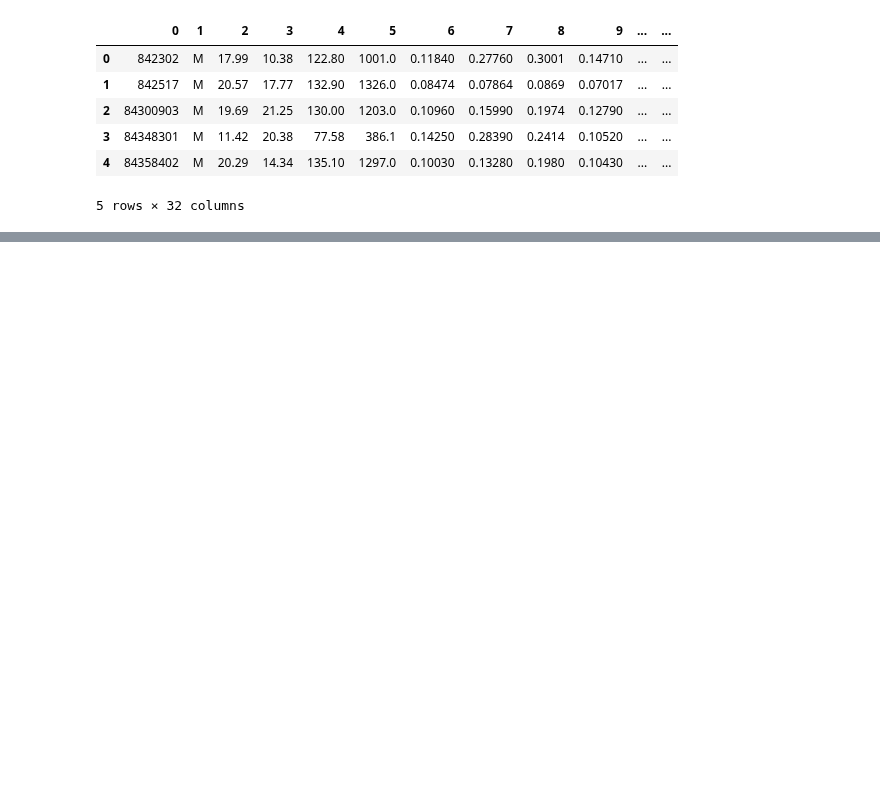
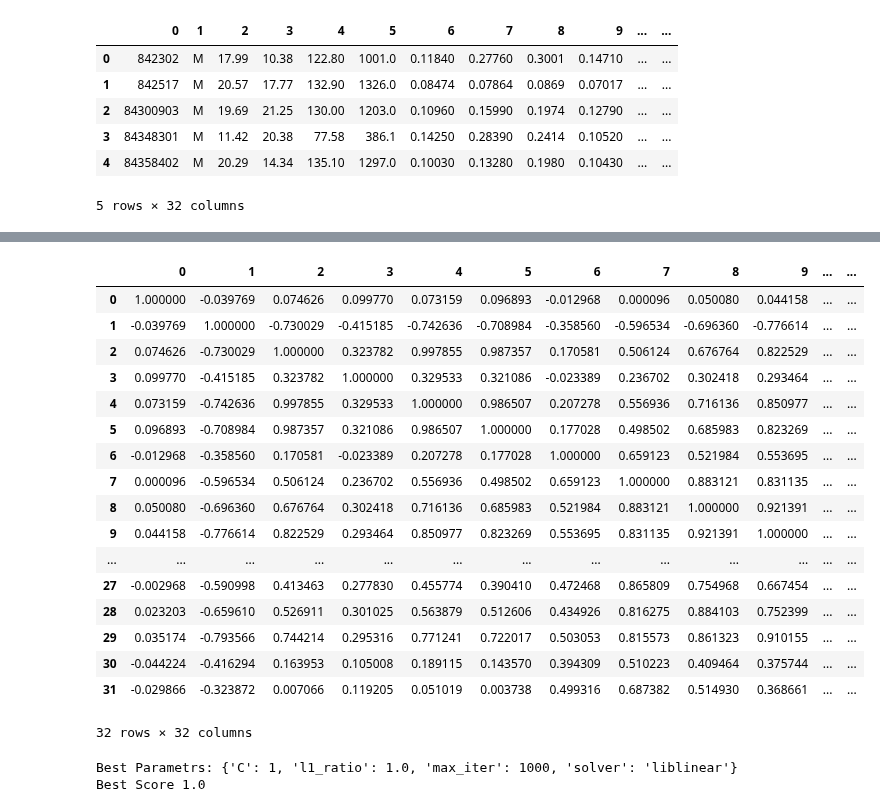
Before and after one commit to anmolS-1104/SML, a Jupyter notebook: SML /Exp7/Exp7 part2.ipynb, the cells around one changed output, grey strips where cells are left out. Saved outputs shown, nothing was run; the diff lists cells and outputs as text; code cells hidden in the pictures; blank space fills up the shorter version.

```diff
--- a/SML /Exp7/Exp7 part2.ipynb
+++ b/SML /Exp7/Exp7 part2.ipynb
@@ -19,4 +22,2 @@ y = df.iloc[:,-1]
 # %%
-from sklearn.preprocessing import LabelEncoder
-le = LabelEncoder()
-y=le.fit_transform(y)
+df[1]=df[1].map({'M':0,'B':1})
@@ -22,0 +46,51 @@ y=le.fit_transform(y)
+# %%
+df.corr()
+# %% [output]
+|  | 0 | 1 | 2 | 3 | 4 | 5 | 6 | 7 | 8 | 9 | ... | ... |
+| 0 | 1.000000 | -0.039769 | 0.074626 | 0.099770 | 0.073159 | 0.096893 | -0.012968 | 0.000096 | 0.050080 | 0.044158 | ... | ... |
+| 1 | -0.039769 | 1.000000 | -0.730029 | -0.415185 | -0.742636 | -0.708984 | -0.358560 | -0.596534 | -0.696360 | -0.776614 | ... | ... |
+| 2 | 0.074626 | -0.730029 | 1.000000 | 0.323782 | 0.997855 | 0.987357 | 0.170581 | 0.506124 | 0.676764 | 0.822529 | ... | ... |
+| 3 | 0.099770 | -0.415185 | 0.323782 | 1.000000 | 0.329533 | 0.321086 | -0.023389 | 0.236702 | 0.302418 | 0.293464 | ... | ... |
+| 4 | 0.073159 | -0.742636 | 0.997855 | 0.329533 | 1.000000 | 0.986507 | 0.207278 | 0.556936 | 0.716136 | 0.850977 | ... | ... |
+| 5 | 0.096893 | -0.708984 | 0.987357 | 0.321086 | 0.986507 | 1.000000 | 0.177028 | 0.498502 | 0.685983 | 0.823269 | ... | ... |
+| 6 | -0.012968 | -0.358560 | 0.170581 | -0.023389 | 0.207278 | 0.177028 | 1.000000 | 0.659123 | 0.521984 | 0.553695 | ... | ... |
+| 7 | 0.000096 | -0.596534 | 0.506124 | 0.236702 | 0.556936 | 0.498502 | 0.659123 | 1.000000 | 0.883121 | 0.831135 | ... | ... |
+| 8 | 0.050080 | -0.696360 | 0.676764 | 0.302418 | 0.716136 | 0.685983 | 0.521984 | 0.883121 | 1.000000 | 0.921391 | ... | ... |
+| 9 | 0.044158 | -0.776614 | 0.822529 | 0.293464 | 0.850977 | 0.823269 | 0.553695 | 0.831135 | 0.921391 | 1.000000 | ... | ... |
+| ... | ... | ... | ... | ... | ... | ... | ... | ... | ... | ... | ... | ... |
+| 27 | -0.002968 | -0.590998 | 0.413463 | 0.277830 | 0.455774 | 0.390410 | 0.472468 | 0.865809 | 0.754968 | 0.667454 | ... | ... |
+| 28 | 0.023203 | -0.659610 | 0.526911 | 0.301025 | 0.563879 | 0.512606 | 0.434926 | 0.816275 | 0.884103 | 0.752399 | ... | ... |
+| 29 | 0.035174 | -0.793566 | 0.744214 | 0.295316 | 0.771241 | 0.722017 | 0.503053 | 0.815573 | 0.861323 | 0.910155 | ... | ... |
+| 30 | -0.044224 | -0.416294 | 0.163953 | 0.105008 | 0.189115 | 0.143570 | 0.394309 | 0.510223 | 0.409464 | 0.375744 | ... | ... |
+| 31 | -0.029866 | -0.323872 | 0.007066 | 0.119205 | 0.051019 | 0.003738 | 0.499316 | 0.687382 | 0.514930 | 0.368661 | ... | ... |
+32 rows × 32 columns
+# %%
+from sklearn.linear_model import LogisticRegression
+from sklearn.preprocessing import StandardScaler
+from sklearn.model_selection import GridSearchCV
+import warnings
+warnings.filterwarnings('ignore')
+sc = StandardScaler()
+X_train_scaled=sc.fit_transform(X_train)
+X_test_scaled = sc.transform(X_test)
+
+classifier = LogisticRegression()
+parameter = [{'l1_ratio':[1.0],'solver':['liblinear','saga'],
+     'C':[1,2,3,4,5],'max_iter':[1000]},
+    {'l1_ratio':[0.0],'solver':['lbfgs','liblinear','saga'],
+     'C':[1,2,3,4,5],'max_iter':[1000]},
+    {
+        # ElasticNet (Combination of L1 and L2)
+        'penalty': ['elasticnet'],
+        'solver': ['saga'],
+        'l1_ratio': [0.5], # Must be a float
+        'C': [1, 2, 3, 4, 5]
+    }
+]
+grid = GridSearchCV(classifier,param_grid=parameter,cv=5,scoring='accuracy')
+grid.fit(X_train_scaled,y_train)
+print("Best Parametrs:",grid.best_params_)
+print("Best Score",grid.best_score_)
+# %% [output]
+Best Parametrs: {'C': 1, 'l1_ratio': 1.0, 'max_iter': 1000, 'solver': 'liblinear'}
+Best Score 1.0
```
Also changed, not shown: parts of 15 cells of this notebook, 1 other file.
